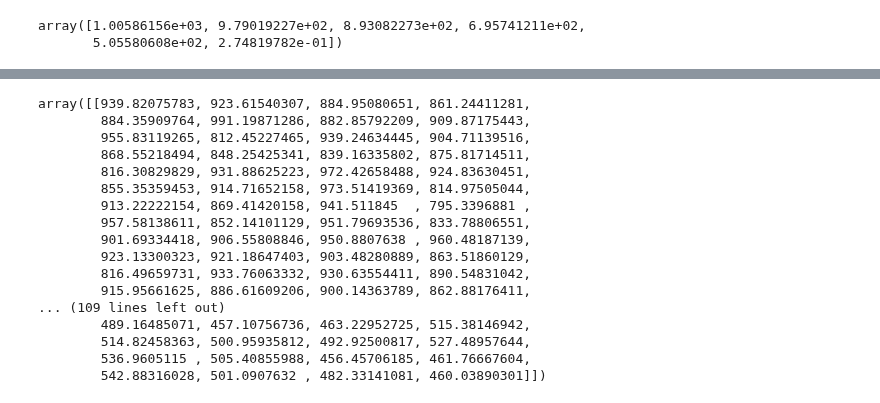
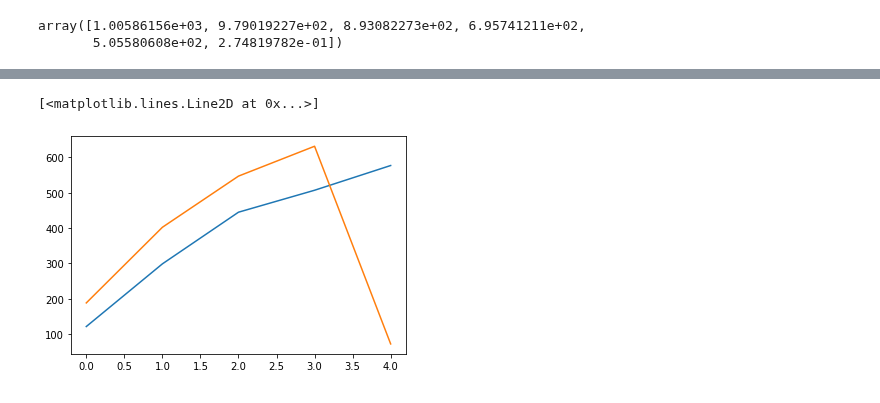
Before and after one commit to akumar01/uoicorr_analysis, a Jupyter notebook: Jupyter Notebooks/fronteirs/Test_Empirical_Bayes.ipynb, the cells around one changed output, grey strips where cells are left out. Drawn from its saved outputs; the diff is of its cells as text; code cells hidden in the pictures.

```diff
--- a/Jupyter Notebooks/fronteirs/Test_Empirical_Bayes.ipynb
+++ b/Jupyter Notebooks/fronteirs/Test_Empirical_Bayes.ipynb
@@ -90,4 +90,7 @@ q=500, 602.179192 s
 # %%
-BIC_loss = np.array(X[0])
-CCML_loss = np.array(X[1])
+BIC = np.array(X[0])
+CCML = np.array(X[1])
+BIC_loss = np.array(X[2])
+CCML_loss = np.array(X[3])
+ss_gamma = np.array(X[4])
 # %%
@@ -113,20 +100,6 @@ array([[939.82075783, 923.61540307, 884.95080651, 861.24411281,
-# %%
-CCML_loss
-# %% [output]
-array([[939.82075783, 923.61540307, 884.95080651, 861.24411281,
-        884.35909764, 991.19871286, 882.85792209, 909.87175443,
-        955.83119265, 812.45227465, 939.24634445, 904.71139516,
-        868.55218494, 848.25425341, 839.16335802, 875.81714511,
-        816.30829829, 931.88625223, 972.42658488, 924.83630451,
-        855.35359453, 914.71652158, 973.51419369, 814.97505044,
-        913.22222154, 869.41420158, 941.511845  , 795.3396881 ,
-        957.58138611, 852.14101129, 951.79693536, 833.78806551,
-        901.69334418, 906.55808846, 950.8807638 , 960.48187139,
-        923.13300323, 921.18647403, 903.48280889, 863.51860129,
-        816.49659731, 933.76063332, 930.63554411, 890.54831042,
-        915.95661625, 886.61609206, 900.14363789, 862.88176411,
-... (109 lines left out)
-        489.16485071, 457.10756736, 463.22952725, 515.38146942,
-        514.82458363, 500.95935812, 492.92500817, 527.48957644,
-        536.9605115 , 505.40855988, 456.45706185, 461.76667604,
-        542.88316028, 501.0907632 , 482.33141081, 460.03890301]])
+# %%
+plt.plot(np.mean(BIC_loss, axis = 1))
+plt.plot(np.mean(CCML_loss, axis = 1))
+# %% [output]
+[<matplotlib.lines.Line2D at 0x...>]
+[figure, added]
```
Also changed, not shown: parts of 2 cells of this notebook, 2 other files.
